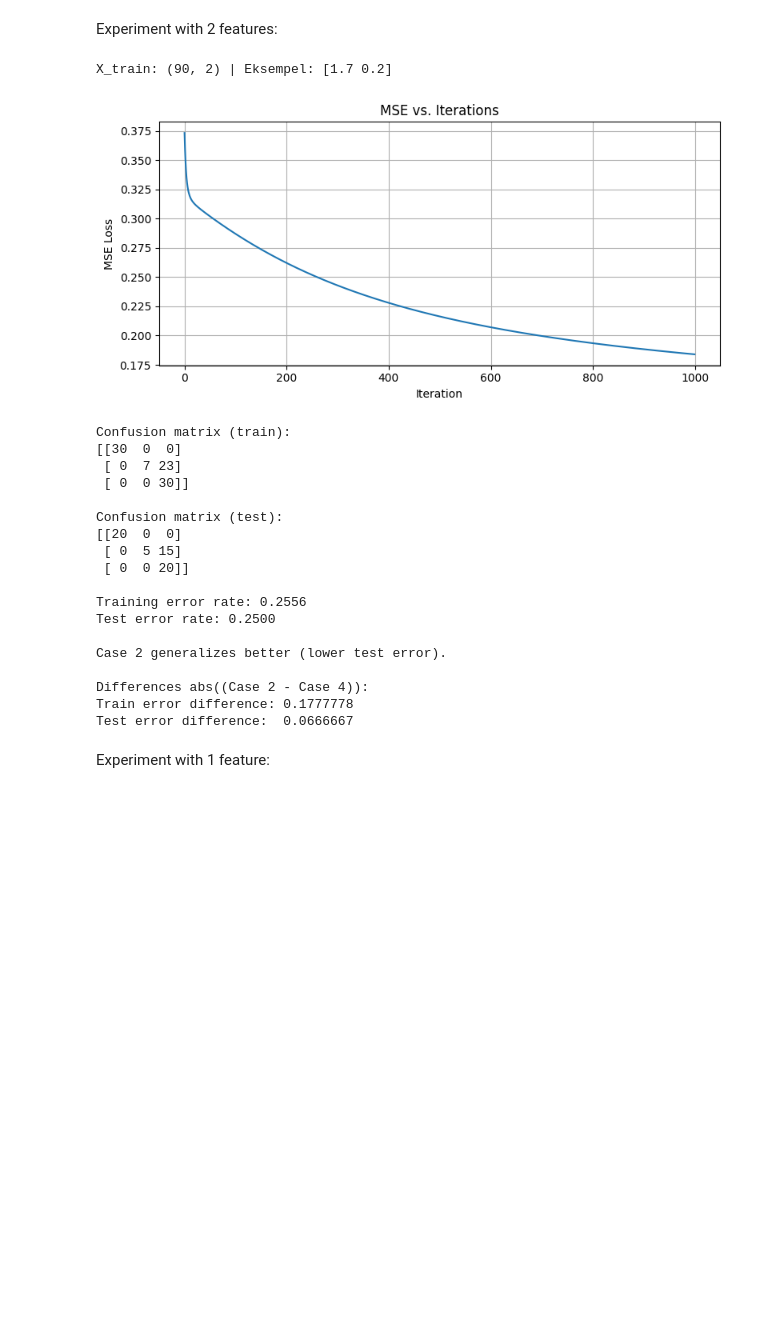
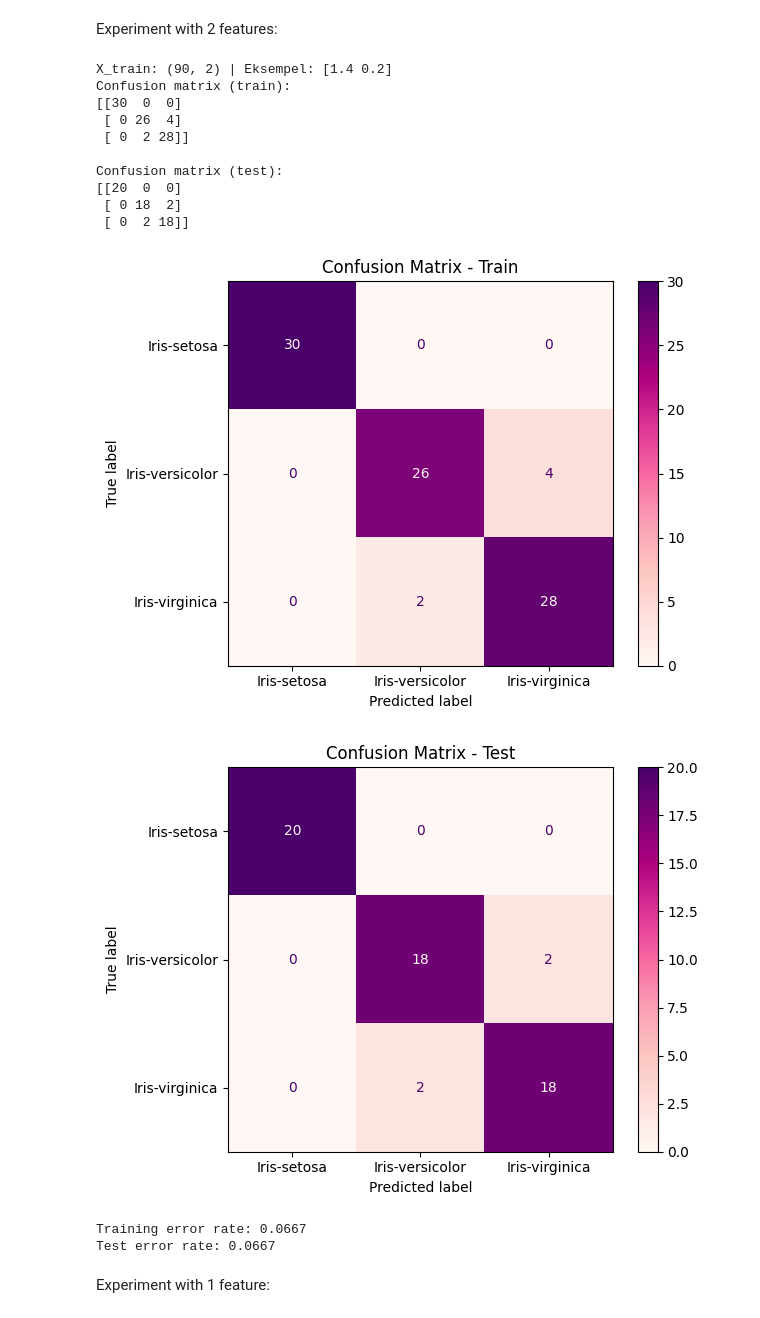
Before and after one commit to Artaosmani/TTT4275-classification-project, a Jupyter notebook: Iris.ipynb, the cells around one changed output. Drawn from its saved outputs; the diff is of its cells as text; code cells hidden in the pictures; blank space fills up the shorter version.

```diff
--- a/Iris.ipynb
+++ b/Iris.ipynb
@@ -382,69 +444,60 @@ Experiment with 2 features:
 # %%
 two_features = ['petal_length', 'petal_width', 'label']
 
-X4_train, y4_train, X4_test, y4_test = splitData_2(df[two_features])
-print("X_train:", X4_train.shape, "| Eksempel:", X4_train[0]) #check if the new X.shape is right ( only 3 features)
+X4_train, y4_train, X4_test, y4_test = splitData(df[two_features], 30, 20)
+print("X_train:", X4_train.shape, "| Eksempel:", X4_train[0]) #check if the new X.shape is right ( only 2 features)
 
 #training the new model
-W4 = train_linear_classifier(X4_train, y4_train)
+W4,_= train_linear_classifier(X4_train, y4_train,alpha=0.5, iterations=2000)
 y4_pred_train = predict(X4_train, W4)
 y4_pred_test = predict (X4_test, W4)
 
 
 #creating the confusion matrix
 cm4_train = confusion_matrix(y_true=y4_train , y_pred=y4_pred_train)
 cm4_test = confusion_matrix(y_true=y4_test, y_pred=y4_pred_test)
 
 
 print("Confusion matrix (train):")
 print(cm4_train)
 
 print("\nConfusion matrix (test):")
 print(cm4_test)
 
+
+disp_test = ConfusionMatrixDisplay(confusion_matrix=cm4_train, display_labels=label_map.keys())
+disp_test.plot(cmap="RdPu")
+plt.title("Confusion Matrix - Train")
+plt.tight_layout()
+plt.show()
+
+disp_test = ConfusionMatrixDisplay(confusion_matrix=cm4_test, display_labels=label_map.keys())
+disp_test.plot(cmap="RdPu")
+plt.title("Confusion Matrix - Test")
+plt.tight_layout()
+plt.show()
+
+
 train_error_4 = 1 - accuracy_score(y4_train, y4_pred_train)
 test_error_4 = 1 - accuracy_score(y4_test, y4_pred_test)
 
 print(f"\nTraining error rate: {train_error_4:.4f}")
 print(f"Test error rate: {test_error_4:.4f}")
-
-
-#training error against model 2 with 4 features since it perofrmed best
-
-diff_train_3 = train_error_2 - train_error_4
-diff_test_3 = test_error_2 - test_error_3
-
-if test_error_2 > test_error_4:
-    print("\nCase 3 generalizes better (lower test error).")
-elif test_error_2 < test_error_4:
-    print("\nCase 2 generalizes better (lower test error).")
-else:
-    print("\nBoth cases generalize equally well.")
-
-print("\nDifferences abs((Case 2 - Case 4)):")
-print(f"Train error difference: {abs(diff_train_3):.7f}")
-print(f"Test error difference:  {abs(diff_test_3):.7f}")
 # %% [output]
-X_train: (90, 2) | Eksempel: [1.7 0.2]
+X_train: (90, 2) | Eksempel: [1.4 0.2]
+Confusion matrix (train):
+[[30  0  0]
+ [ 0 26  4]
+ [ 0  2 28]]
+
+Confusion matrix (test):
+[[20  0  0]
+ [ 0 18  2]
+ [ 0  2 18]]
-[figure, old version]
+[figure, new version]
+[figure, added]
-Confusion matrix (train):
-[[30  0  0]
- [ 0  7 23]
- [ 0  0 30]]
-
-Confusion matrix (test):
-[[20  0  0]
- [ 0  5 15]
- [ 0  0 20]]
-
-Training error rate: 0.2556
-Test error rate: 0.2500
-
-Case 2 generalizes better (lower test error).
-
-Differences abs((Case 2 - Case 4)):
-Train error difference: 0.1777778
-Test error difference:  0.0666667
+Training error rate: 0.0667
+Test error rate: 0.0667
 # %% [markdown]
 Experiment with 1 feature:
 # %%
```
Also changed, not shown: parts of 14 cells of this notebook, 1 other file.
